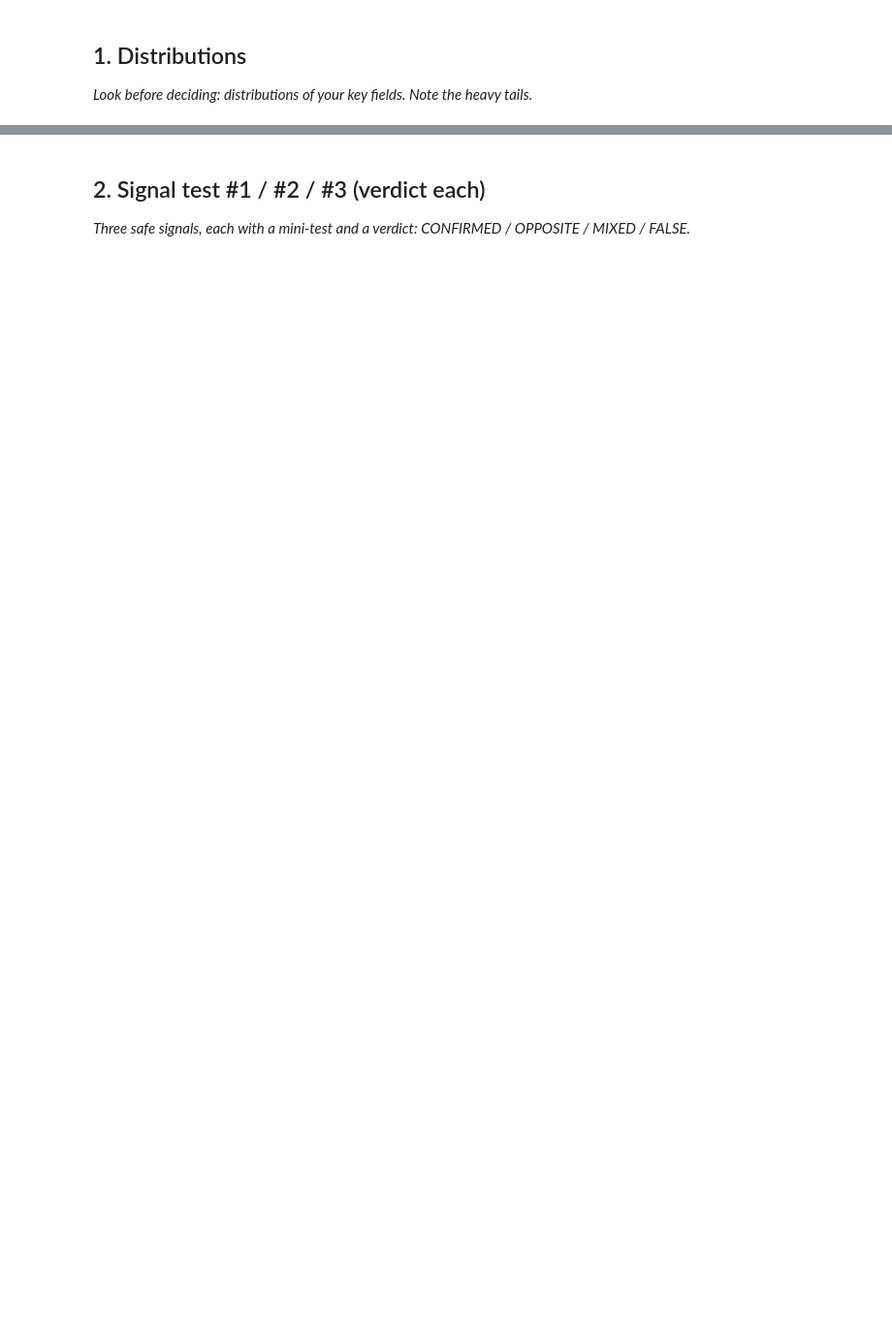
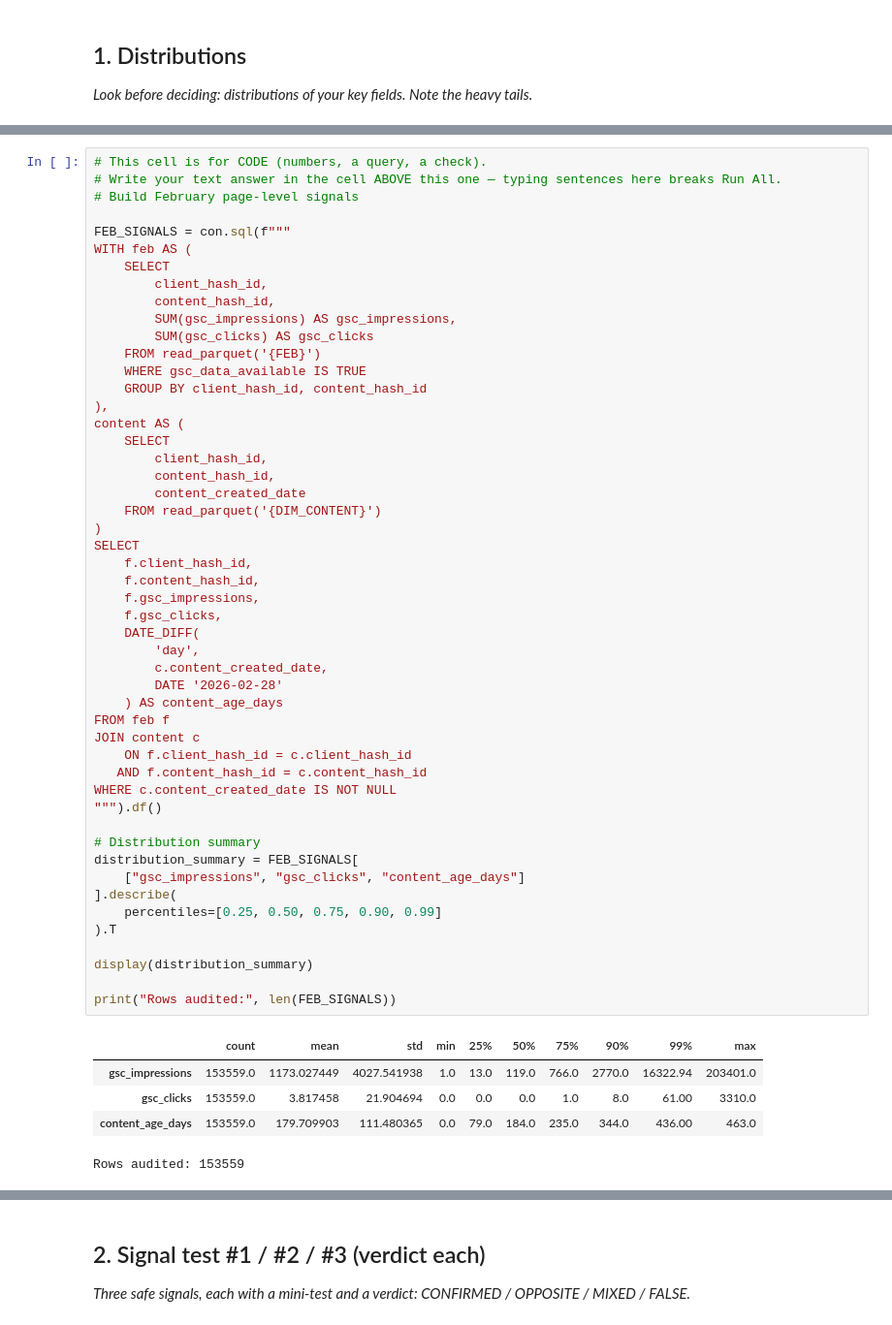
Before and after one commit to afreensumai64/ML-Internship, a Jupyter notebook: work/notebooks/w04_signal_audit.ipynb, the cells around one changed output, grey strips where cells are left out. Shown at 97% size. Cells and saved outputs as stored; diff of their text form; blank space fills up the shorter version.

```diff
--- a/work/notebooks/w04_signal_audit.ipynb
+++ b/work/notebooks/w04_signal_audit.ipynb
@@ -15,0 +57,56 @@ This skeleton is yours to fill. Work the sections **in order** — each one has
+# %%
+# This cell is for CODE (numbers, a query, a check).
+# Write your text answer in the cell ABOVE this one — typing sentences here breaks Run All.
+# Build February page-level signals
+
+FEB_SIGNALS = con.sql(f"""
+WITH feb AS (
+    SELECT
+        client_hash_id,
+        content_hash_id,
+        SUM(gsc_impressions) AS gsc_impressions,
+        SUM(gsc_clicks) AS gsc_clicks
+    FROM read_parquet('{FEB}')
+    WHERE gsc_data_available IS TRUE
+    GROUP BY client_hash_id, content_hash_id
+),
+content AS (
+    SELECT
+        client_hash_id,
+        content_hash_id,
+        content_created_date
+    FROM read_parquet('{DIM_CONTENT}')
+)
+SELECT
+    f.client_hash_id,
+    f.content_hash_id,
+    f.gsc_impressions,
+    f.gsc_clicks,
+    DATE_DIFF(
+        'day',
+        c.content_created_date,
+        DATE '2026-02-28'
+    ) AS content_age_days
+FROM feb f
+JOIN content c
+    ON f.client_hash_id = c.client_hash_id
+   AND f.content_hash_id = c.content_hash_id
+WHERE c.content_created_date IS NOT NULL
+""").df()
+
+# Distribution summary
+distribution_summary = FEB_SIGNALS[
+    ["gsc_impressions", "gsc_clicks", "content_age_days"]
+].describe(
+    percentiles=[0.25, 0.50, 0.75, 0.90, 0.99]
+).T
+
+display(distribution_summary)
+
+print("Rows audited:", len(FEB_SIGNALS))
+# %% [output]
+|  | count | mean | std | min | 25% | 50% | 75% | 90% | 99% | max |
+| gsc_impressions | 153559.0 | 1173.027449 | 4027.541938 | 1.0 | 13.0 | 119.0 | 766.0 | 2770.0 | 16322.94 | 203401.0 |
+| gsc_clicks | 153559.0 | 3.817458 | 21.904694 | 0.0 | 0.0 | 0.0 | 1.0 | 8.0 | 61.00 | 3310.0 |
+| content_age_days | 153559.0 | 179.709903 | 111.480365 | 0.0 | 79.0 | 184.0 | 235.0 | 344.0 | 436.00 | 463.0 |
+Rows audited: 153559
```
Also changed, not shown: parts of 22 cells of this notebook.
